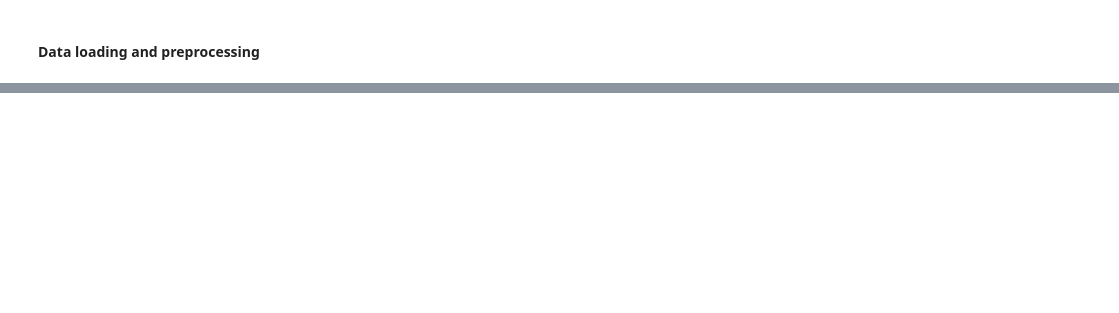
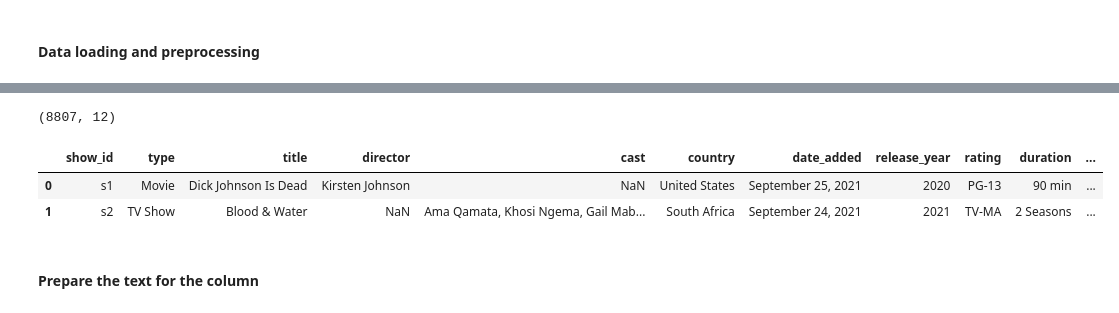
Before and after one commit to JoshOmondi/deep_learning, a Jupyter notebook: NetflixRAG.ipynb, the cells around one changed output, grey strips where cells are left out. Cells and saved outputs as stored; diff of their text form; code cells hidden in the pictures; blank space fills up the shorter version.

```diff
--- a/NetflixRAG.ipynb
+++ b/NetflixRAG.ipynb
@@ -145,0 +120,22 @@ metadata_path = "netflix_metadata.pkl"
+# %%
+#Parameter
+# Data / files
+CSV_PATH = "netflix_titles.csv"   # ensure this file is in /content or Colab root
+INDEX_FILE = "netflix_faiss.index"
+META_FILE = "netflix_metadata.pkl"
+
+# Embedding model
+EMBED_MODEL_NAME = "all-MiniLM-L6-v2"   # small, fast, high-quality embeddings
+
+# Retriever
+TOP_K = 5
+
+# Generation model (choose a CPU-friendly model)
+# Flan-T5 small is reasonable on CPU. For better quality use a larger model on GPU.
+GEN_MODEL_NAME = "google/flan-t5-small"
+GEN_MAX_LENGTH = 256
+GEN_TEMPERATURE = 0.3
+
+# Device for generation/inference
+DEVICE = "cuda" if torch.cuda.is_available() else "cpu"
+print("Using device:", DEVICE)
@@ -164,0 +155,15 @@ drive.mount('/content/drive')
+# %%
+if not os.path.exists(CSV_PATH):
+    raise FileNotFoundError(f"{CSV_PATH} not found. Upload it to Colab or mount Drive.")
+
+df = pd.read_csv(CSV_PATH)
+# Quick preview
+print(df.shape)
+df.head(2)
+# %% [output]
+(8807, 12)
+|  | show_id | type | title | director | cast | country | date_added | release_year | rating | duration | ... |
+| 0 | s1 | Movie | Dick Johnson Is Dead | Kirsten Johnson | NaN | United States | September 25, 2021 | 2020 | PG-13 | 90 min | ... |
+| 1 | s2 | TV Show | Blood & Water | NaN | Ama Qamata, Khosi Ngema, Gail Mab... | South Africa | September 24, 2021 | 2021 | TV-MA | 2 Seasons | ... |
+# %% [markdown]
+#### Prepare the text for the column
```
Also changed, not shown: parts of 17 cells of this notebook.
